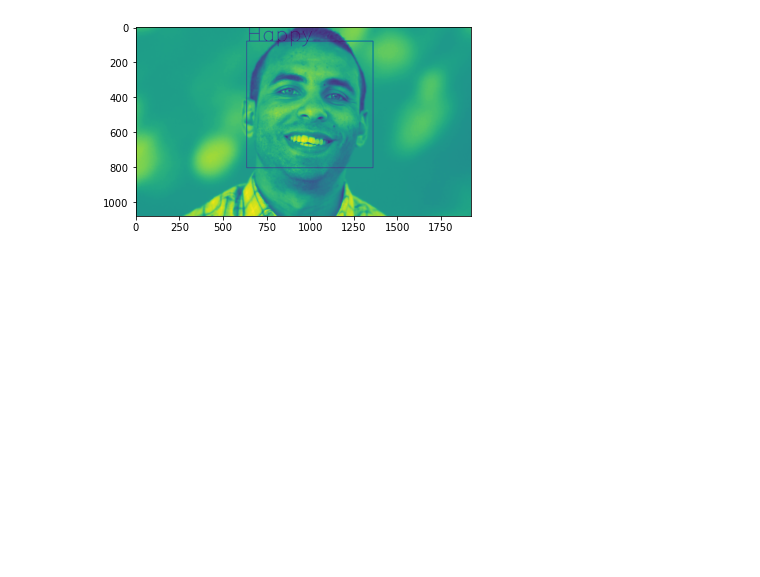
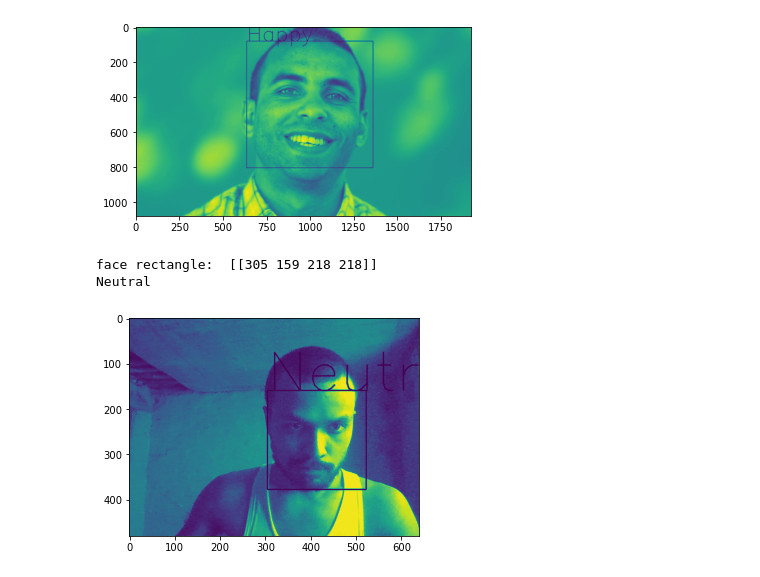
Before and after one commit to RabinPhaiju/Machine-Learning, a Jupyter notebook: Digital Image Processing/Emotion_Dectition/Emotion_Detection.ipynb, the cells around one changed output. Saved outputs shown, nothing was run; the diff lists cells and outputs as text; code cells hidden in the pictures; blank space fills up the shorter version.

```diff
--- a/Digital Image Processing/Emotion_Dectition/Emotion_Detection.ipynb
+++ b/Digital Image Processing/Emotion_Dectition/Emotion_Detection.ipynb
@@ -191,3 +188,35 @@ for (x,y,w,h) in faces:
 [[634  80 724 724]]
 Happy
 [figure]
+# %%
+# test with camera
+camera_image = cv2.VideoCapture(0)
+return_value, sample_image = camera_image.read()
+camera_image.release()
+sample_image1 = cv2.cvtColor(sample_image,cv2.COLOR_BGR2RGB)
+sample_image = cv2.cvtColor(sample_image,cv2.COLOR_BGR2GRAY)
+
+faces = cv2.CascadeClassifier('haarcascade_frontalface_default.xml').detectMultiScale(sample_image,1.2,4)
+print('face rectangle: ',faces)
+# Draw rectange around faces
+for (x,y,w,h) in faces:
+    cv2.rectangle(sample_image,(x,y),(x+w,y+h),(0,0,255),2)
+    roi_gray = sample_image[y:y+w,x:x+h]
+    roi_gray = cv2.resize(roi_gray,(48,48))
+    image_pixels = img_to_array(roi_gray)
+    image_pixels = np.expand_dims(image_pixels,axis=0)
+    image_pixels /=255
+
+    # emotion_detection
+    predictions = model.predict(image_pixels)
+    max_index = np.argmax(predictions[0])
+    emotion_detection = ('Angry','Disgust','Fear','Happy','Sad','Suprise','Neutral')
+    emotion_detection = emotion_detection[max_index]
+
+    print(emotion_detection)
+    image = cv2.putText(sample_image,emotion_detection,(int(x),int(y)),cv2.FONT_HERSHEY_SIMPLEX,4,(0,0,255),2,cv2.LINE_AA)
+    plt.imshow(image)
+# %% [output]
+face rectangle:  [[305 159 218 218]]
+Neutral
+[figure, added]
```
Also changed, not shown: parts of 11 cells of this notebook.
